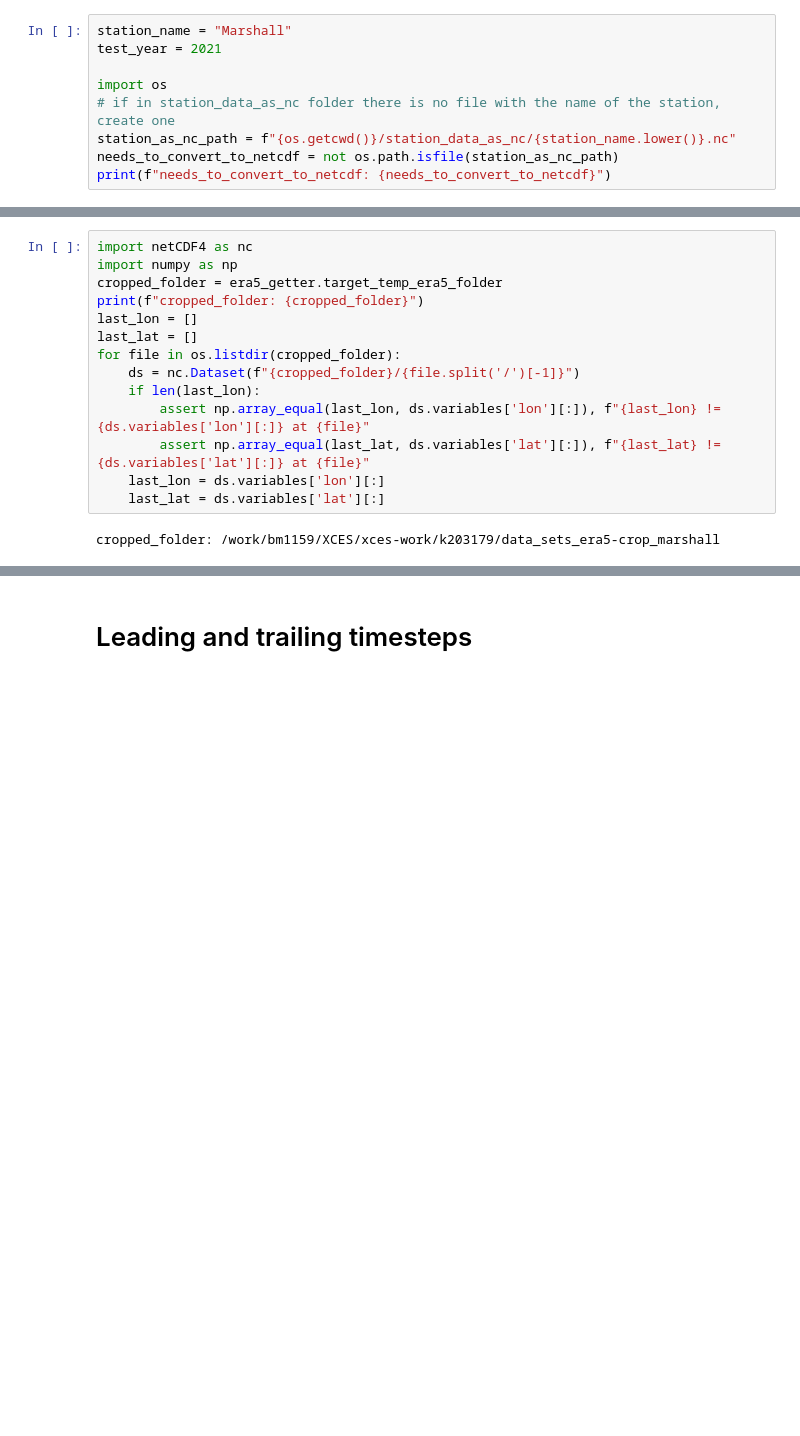
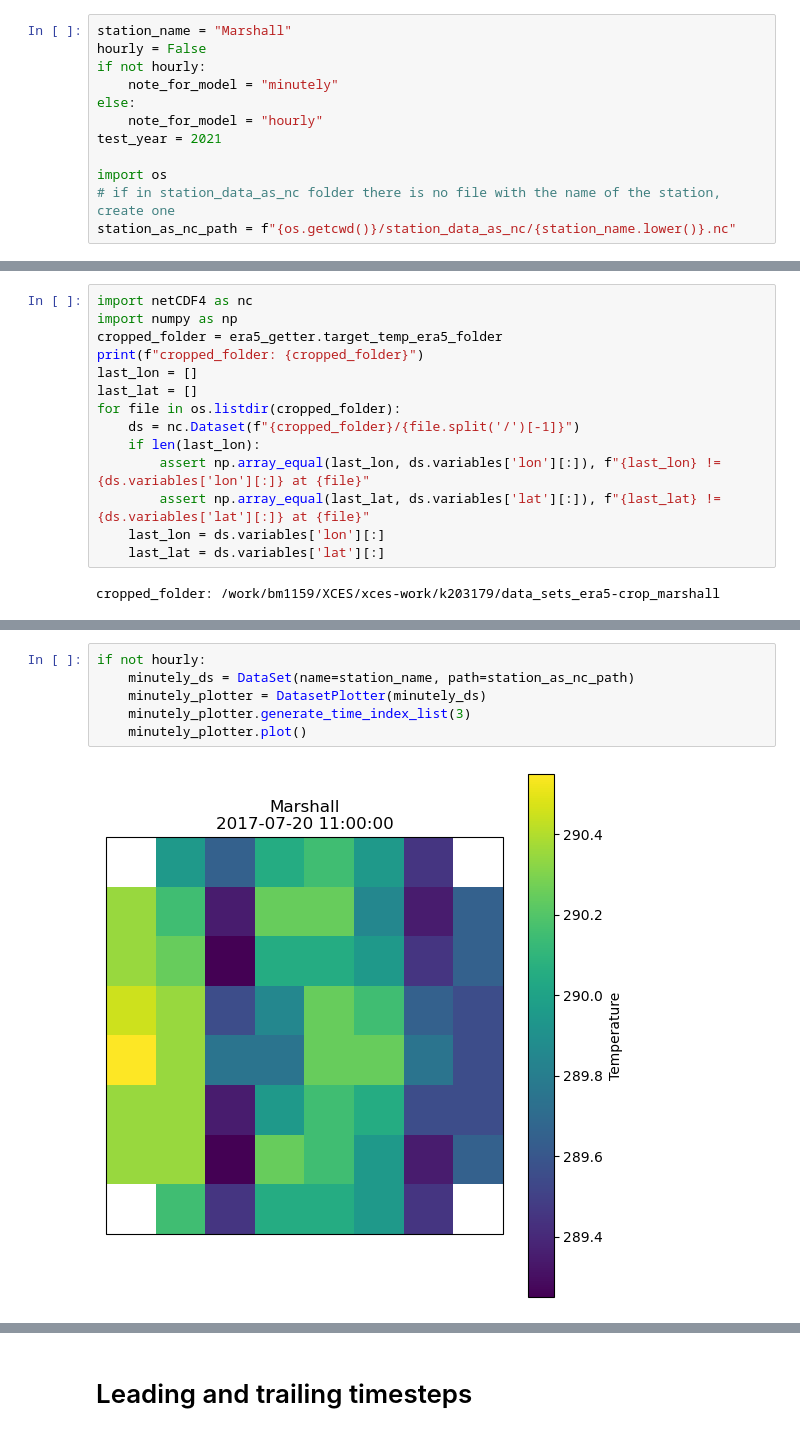
Before and after one commit to TimoWacke/BachelorThesis, a Jupyter notebook: station_reconstruct/execute_station_preparation.ipynb, the cells around one changed output, grey strips where cells are left out. Drawn from its saved outputs; the diff is of its cells as text; blank space fills up the shorter version.

Commit message:
minutely shit

```diff
--- a/station_reconstruct/execute_station_preparation.ipynb
+++ b/station_reconstruct/execute_station_preparation.ipynb
@@ -6,10 +9,13 @@ from create_training_sets import TrainingsFilePair
 Process .dat files to create .nc files for the station
 # %%
 station_name = "Marshall"
+hourly = False
+if not hourly:
+    note_for_model = "minutely"
+else:
+    note_for_model = "hourly"
 test_year = 2021
 
 import os
 # if in station_data_as_nc folder there is no file with the name of the station, create one
 station_as_nc_path = f"{os.getcwd()}/station_data_as_nc/{station_name.lower()}.nc"
-needs_to_convert_to_netcdf = not os.path.isfile(station_as_nc_path)
-print(f"needs_to_convert_to_netcdf: {needs_to_convert_to_netcdf}")
@@ -99,0 +117,8 @@ era5_getter.merge_era5_files()
+# %%
+if not hourly:
+    minutely_ds = DataSet(name=station_name, path=station_as_nc_path)
+    minutely_plotter = DatasetPlotter(minutely_ds)
+    minutely_plotter.generate_time_index_list(3)
+    minutely_plotter.plot()
+# %% [output]
+[figure, added]
```
Also changed, not shown: parts of 13 cells of this notebook, 11 other files.
